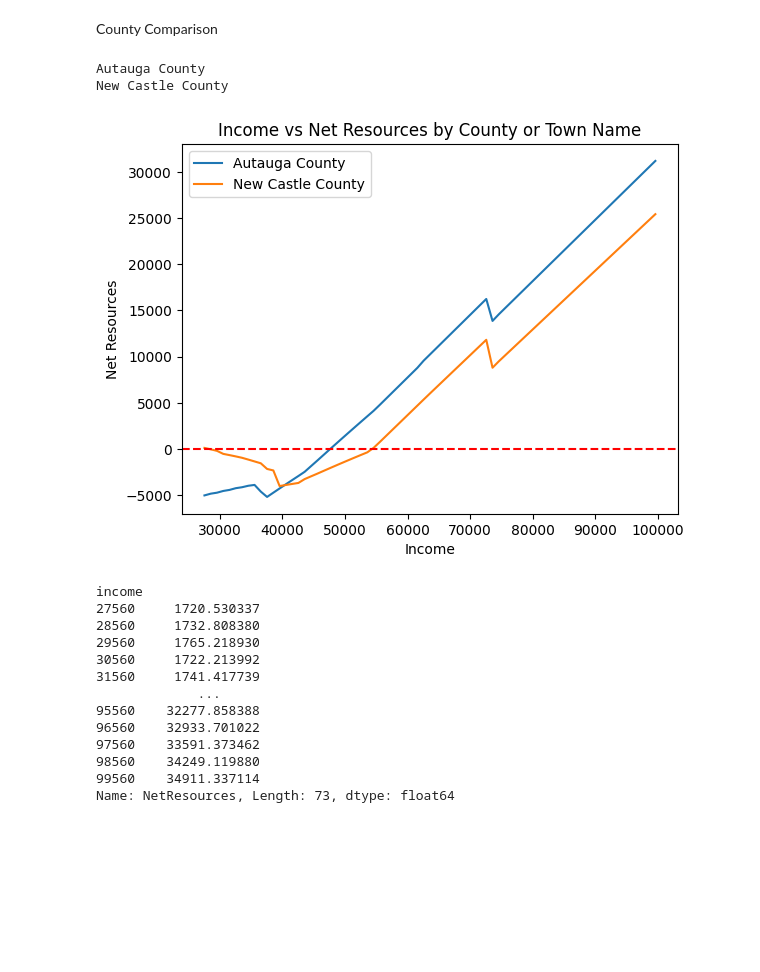
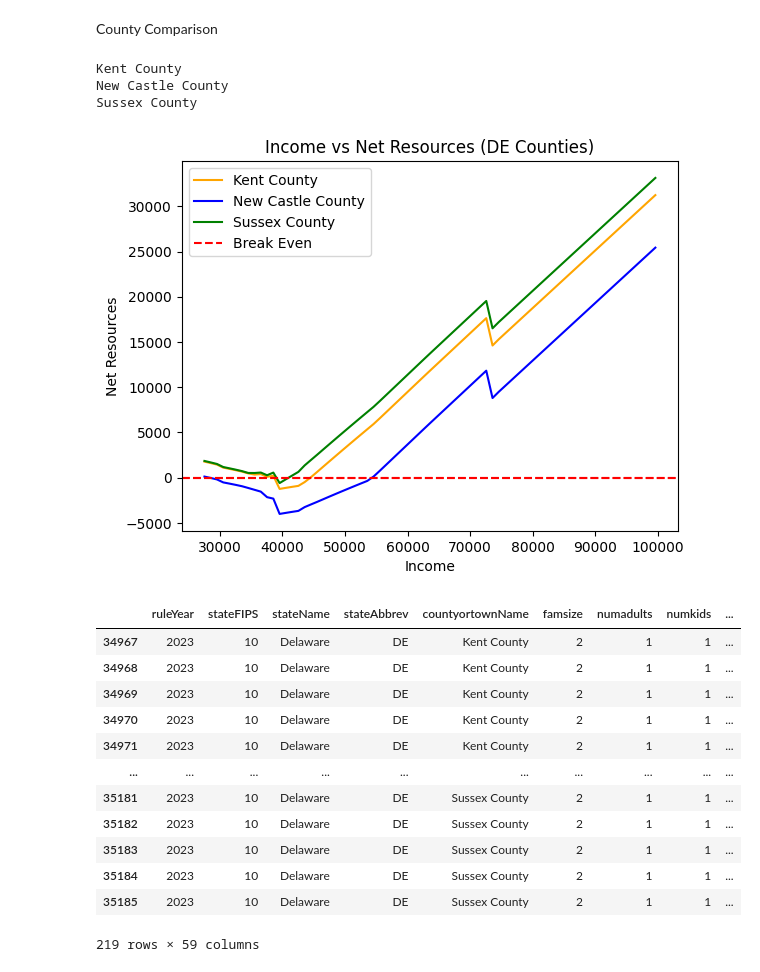
Before and after one commit to apsocarras/policy-rules-database, a Jupyter notebook: cliff-curve.ipynb, the cells around one changed output. Saved outputs shown, nothing was run; the diff lists cells and outputs as text; code cells hidden in the pictures; blank space fills up the shorter version.

Commit message:
Create plots for all DE counties

```diff
--- a/cliff-curve.ipynb
+++ b/cliff-curve.ipynb
@@ -245,45 +256,57 @@ plt.legend()
 # %% [markdown]
 County Comparison
 # %%
-loc_test = df[df['countyortownName'].isin(['Autauga County', 'New Castle County'])]
+loc_test = df[df['countyortownName'].isin(['New Castle County', 'Kent County', 'Sussex County']) & (df['stateName'] == 'Delaware')]
 loc_test
 
 grouped_data = loc_test.groupby(['countyortownName','income'])['NetResources'].mean().round(2).reset_index(['income'])
+# not actually taking the mean, there's only one value per county and income bracket
 
 grouped_data
+
+color_map = {
+    'New Castle County': 'blue',
+    'Kent County': 'orange',
+    'Sussex County': 'green'
+}
+
+
+# Create figure and subplots
 
 for label in grouped_data.index.unique():
     print(label)
     data = grouped_data[grouped_data.index == label]
-    plt.plot(data['income'], data['NetResources'], label=label)
+    plt.plot(data['income'], data['NetResources'], label=label, color=color_map[label])
+plt.axhline(y=0, color='r', linestyle='--', label='Break Even')
+
 
 plt.xlabel('Income')
 plt.ylabel('Net Resources')
-plt.title('Income vs Net Resources by County or Town Name')
+plt.title('Income vs Net Resources (DE Counties)')
 plt.legend()
 
 # plt.grid(True)
 
 plt.axhline(y=0, color='r', linestyle='--', label='Break Even')
 
 plt.show()
+
+display(loc_test)
 # %% [output]
-Autauga County
+Kent County
 New Castle County
+Sussex County
-[figure, old version]
+[figure, new version]
+|  | ruleYear | stateFIPS | stateName | stateAbbrev | countyortownName | famsize | numadults | numkids | ... |
+| 34967 | 2023 | 10 | Delaware | DE | Kent County | 2 | 1 | 1 | ... |
+| 34968 | 2023 | 10 | Delaware | DE | Kent County | 2 | 1 | 1 | ... |
+| 34969 | 2023 | 10 | Delaware | DE | Kent County | 2 | 1 | 1 | ... |
+| 34970 | 2023 | 10 | Delaware | DE | Kent County | 2 | 1 | 1 | ... |
+| 34971 | 2023 | 10 | Delaware | DE | Kent County | 2 | 1 | 1 | ... |
+| ... | ... | ... | ... | ... | ... | ... | ... | ... | ... |
+| 35181 | 2023 | 10 | Delaware | DE | Sussex County | 2 | 1 | 1 | ... |
+| 35182 | 2023 | 10 | Delaware | DE | Sussex County | 2 | 1 | 1 | ... |
+| 35183 | 2023 | 10 | Delaware | DE | Sussex County | 2 | 1 | 1 | ... |
+| 35184 | 2023 | 10 | Delaware | DE | Sussex County | 2 | 1 | 1 | ... |
+| 35185 | 2023 | 10 | Delaware | DE | Sussex County | 2 | 1 | 1 | ... |
+219 rows × 59 columns
-# %%
-df[['income','stateName', 'countyortownName', 'NetResources']].groupby(['income'])['NetResources'].mean()
-# %% [output]
-income
-27560     1720.530337
-28560     1732.808380
-29560     1765.218930
-30560     1722.213992
-31560     1741.417739
-             ...
-95560    32277.858388
-96560    32933.701022
-97560    33591.373462
-98560    34249.119880
-99560    34911.337114
-Name: NetResources, Length: 73, dtype: float64
```
Also changed, not shown: parts of 3 cells of this notebook.
